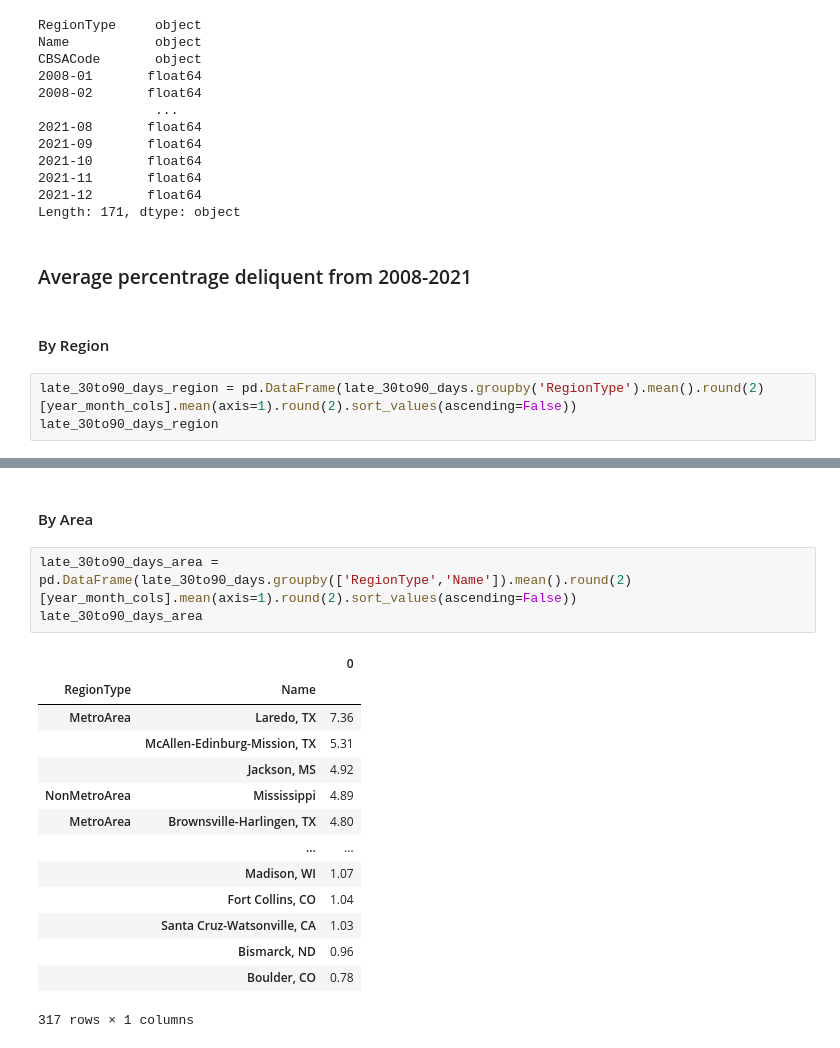
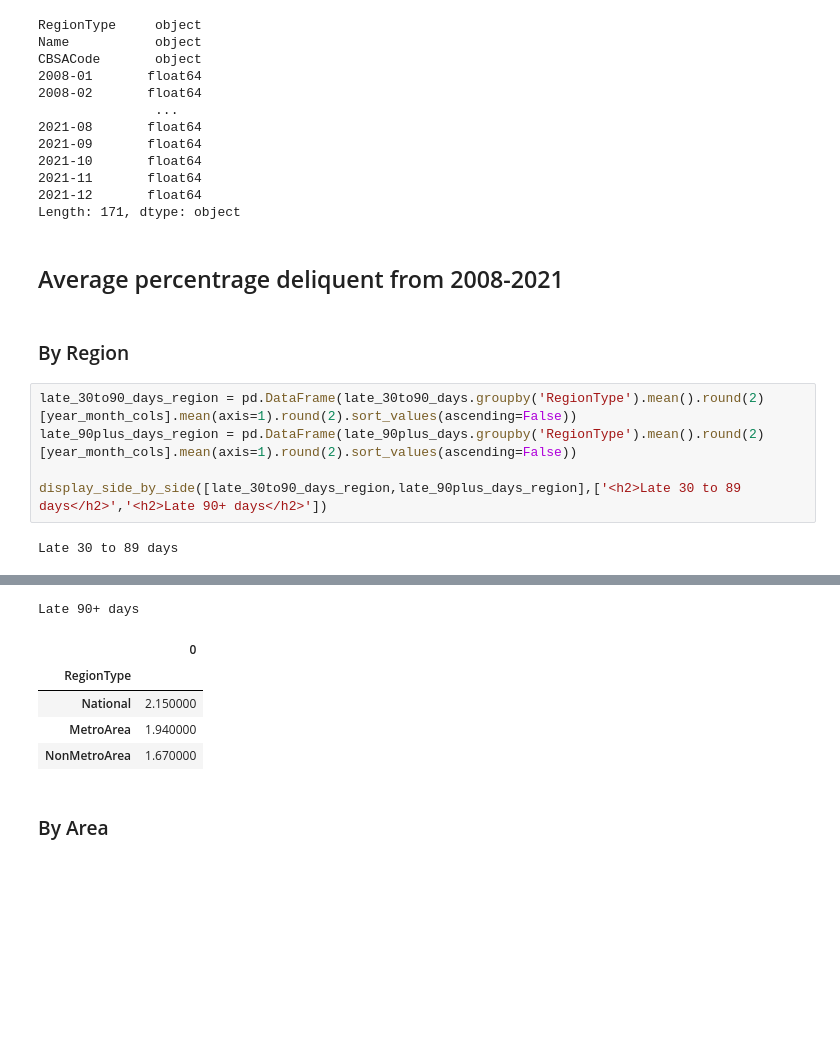
Before and after one commit to navinvarma/MortgageAnalysis, a Jupyter notebook: mortgage_stats.ipynb, the cells around one changed output, grey strips where cells are left out. Drawn from its saved outputs; the diff is of its cells as text; blank space fills up the shorter version.

```diff
--- a/mortgage_stats.ipynb
+++ b/mortgage_stats.ipynb
@@ -60,12 +56,15 @@ CBSACode       object
 2021-12       float64
 Length: 171, dtype: object
 # %% [markdown]
-### Average percentrage deliquent from 2008-2021
+## Average percentrage deliquent from 2008-2021
 # %% [markdown]
-#### By Region
+### By Region
 # %%
 late_30to90_days_region = pd.DataFrame(late_30to90_days.groupby('RegionType').mean().round(2)[year_month_cols].mean(axis=1).round(2).sort_values(ascending=False))
-late_30to90_days_region
+late_90plus_days_region = pd.DataFrame(late_90plus_days.groupby('RegionType').mean().round(2)[year_month_cols].mean(axis=1).round(2).sort_values(ascending=False))
+
+display_side_by_side([late_30to90_days_region,late_90plus_days_region],['<h2>Late 30 to 89 days</h2>','<h2>Late 90+ days</h2>'])
 # %% [output]
+Late 30 to 89 days
 |  | 0 |
 | RegionType |  |
@@ -75,20 +74,8 @@ late_30to90_days_region
+Late 90+ days
+|  | 0 |
+| RegionType |  |
+| National | 2.150000 |
+| MetroArea | 1.940000 |
+| NonMetroArea | 1.670000 |
 # %% [markdown]
-#### By Area
+### By Area
-# %%
-late_30to90_days_area = pd.DataFrame(late_30to90_days.groupby(['RegionType','Name']).mean().round(2)[year_month_cols].mean(axis=1).round(2).sort_values(ascending=False))
-late_30to90_days_area
-# %% [output]
-|  |  | 0 |
-| RegionType | Name |  |
-| MetroArea | Laredo, TX | 7.36 |
-|  | McAllen-Edinburg-Mission, TX | 5.31 |
-|  | Jackson, MS | 4.92 |
-| NonMetroArea | Mississippi | 4.89 |
-| MetroArea | Brownsville-Harlingen, TX | 4.80 |
-|  | ... | ... |
-|  | Madison, WI | 1.07 |
-|  | Fort Collins, CO | 1.04 |
-|  | Santa Cruz-Watsonville, CA | 1.03 |
-|  | Bismarck, ND | 0.96 |
-|  | Boulder, CO | 0.78 |
-317 rows × 1 columns
```
Also changed, not shown: parts of 20 cells of this notebook.
